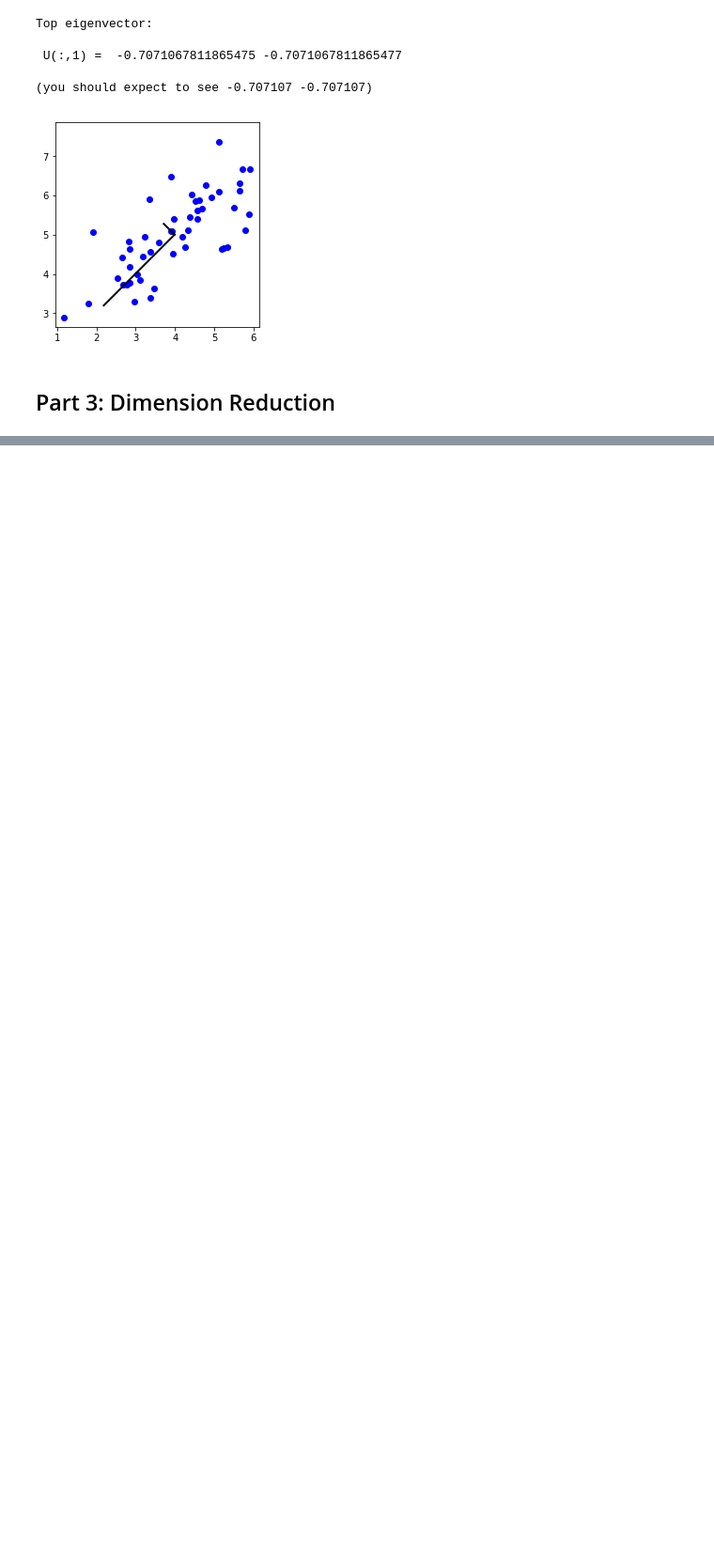
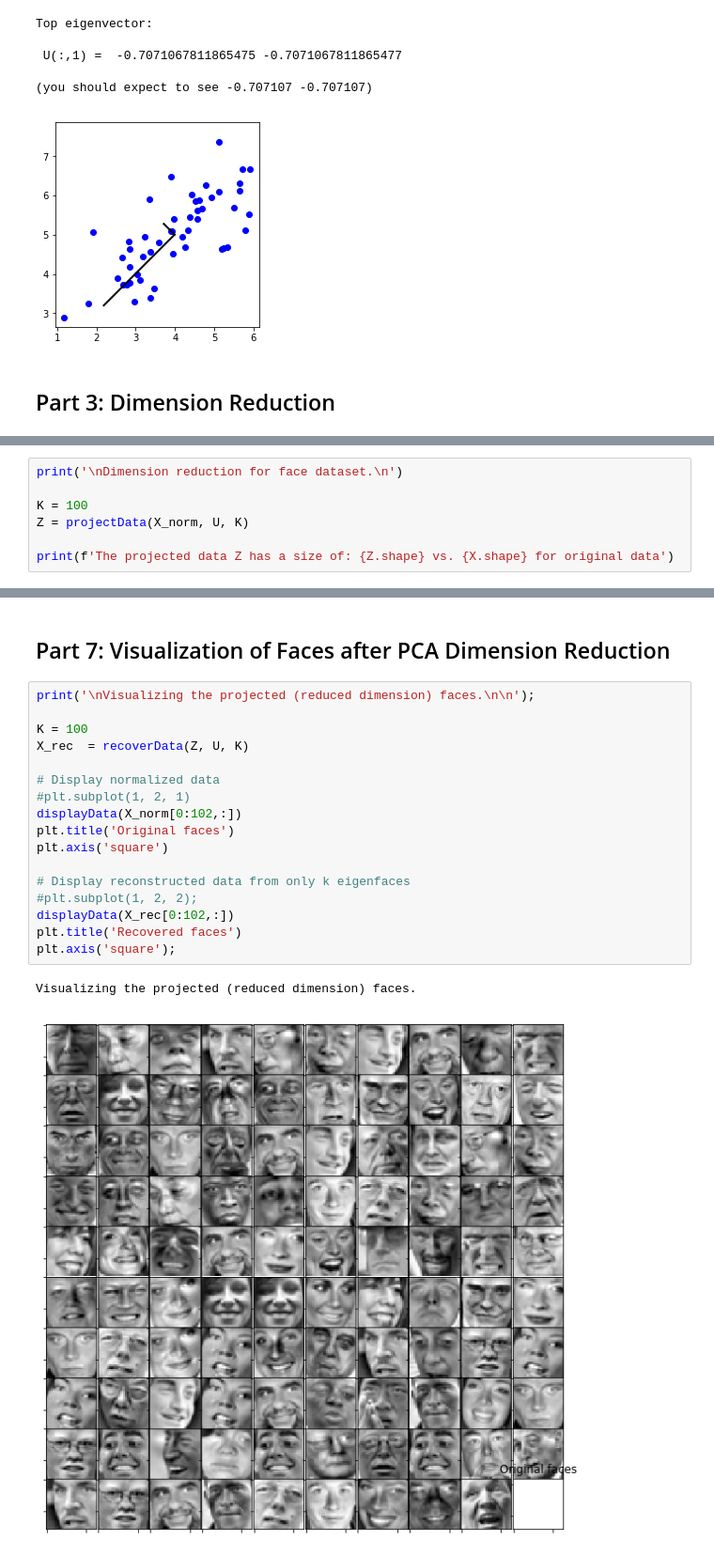
Before and after one commit to aldudalski/MachineLearningJupyter, a Jupyter notebook: 7.2 PCA.ipynb, the cells around one changed output, grey strips where cells are left out. Shown at 94% size. Drawn from its saved outputs; the diff is of its cells as text; blank space fills up the shorter version.

```diff
--- a/7.2 PCA.ipynb
+++ b/7.2 PCA.ipynb
@@ -103,0 +215,7 @@ Top eigenvector:
+# %%
+print('\nDimension reduction for face dataset.\n')
+
+K = 100
+Z = projectData(X_norm, U, K)
+
+print(f'The projected data Z has a size of: {Z.shape} vs. {X.shape} for original data')
@@ -103,0 +230,22 @@ Top eigenvector:
+# %% [markdown]
+## Part 7: Visualization of Faces after PCA Dimension Reduction
+# %%
+print('\nVisualizing the projected (reduced dimension) faces.\n\n');
+
+K = 100
+X_rec  = recoverData(Z, U, K)
+
+# Display normalized data
+#plt.subplot(1, 2, 1)
+displayData(X_norm[0:102,:])
+plt.title('Original faces')
+plt.axis('square')
+
+# Display reconstructed data from only k eigenfaces
+#plt.subplot(1, 2, 2);
+displayData(X_rec[0:102,:])
+plt.title('Recovered faces')
+plt.axis('square');
+# %% [output]
+Visualizing the projected (reduced dimension) faces.
+[figure, added]
```
Also changed, not shown: parts of 14 cells of this notebook, 2 other files.
